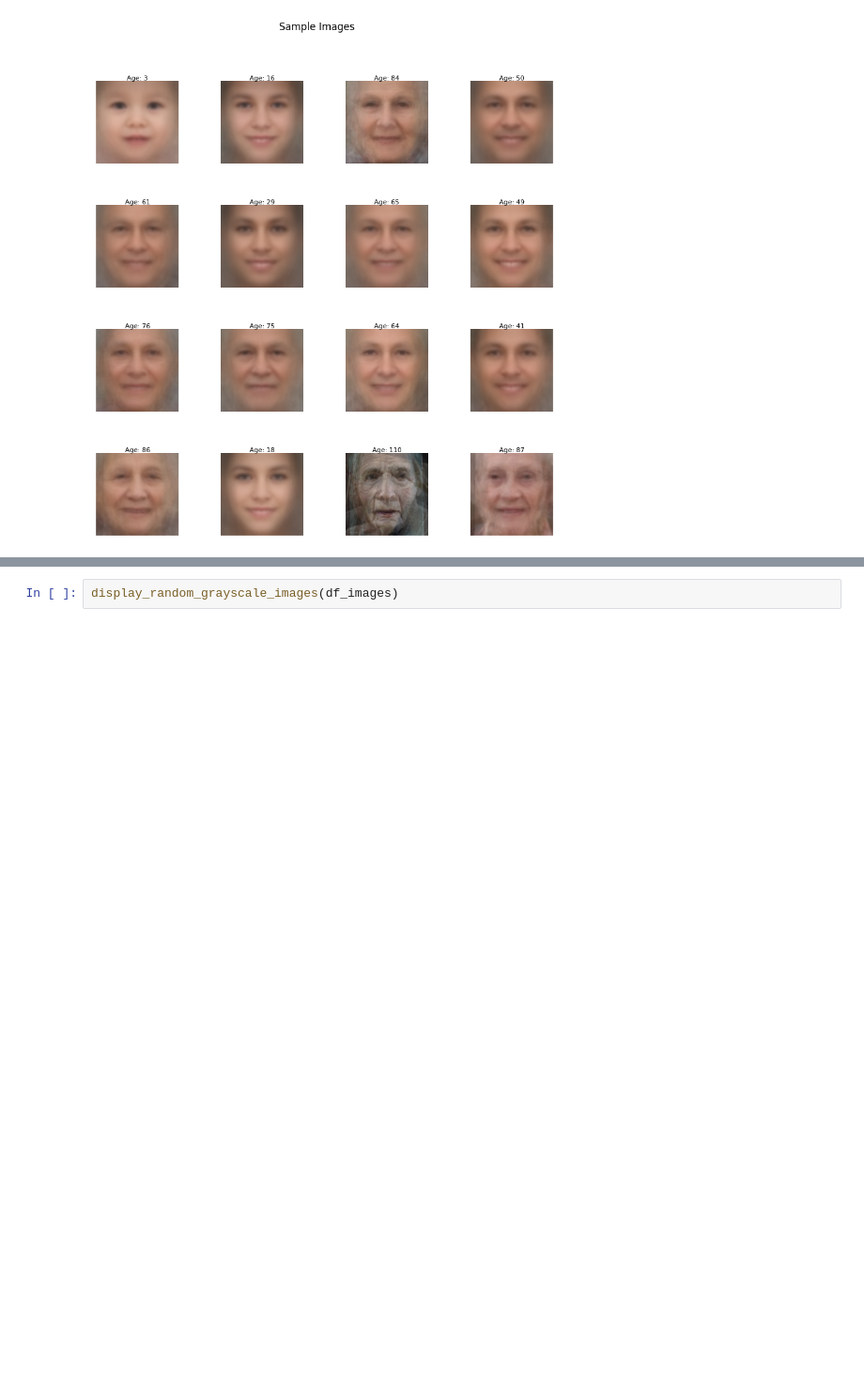
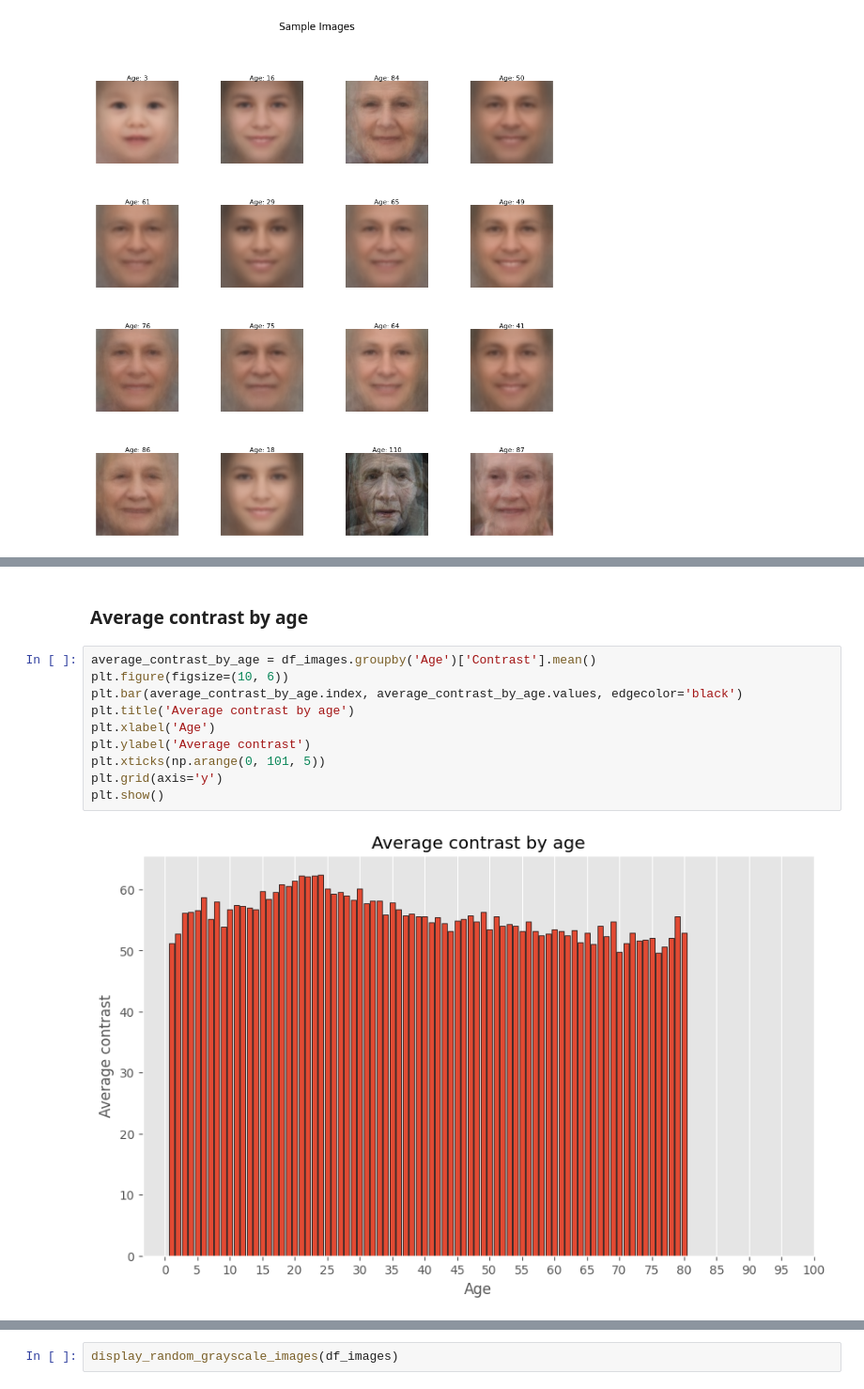
Before and after one commit to Manomenu/mini-age-recognition, a Jupyter notebook: EDA/eda.ipynb, the cells around one changed output, grey strips where cells are left out. Shown at 94% size. Cells and saved outputs as stored; diff of their text form; blank space fills up the shorter version.

```diff
--- a/EDA/eda.ipynb
+++ b/EDA/eda.ipynb
@@ -108 +281,15 @@ display_random_images(df_mean_faces)
+# %% [markdown]
+### Average contrast by age
+# %%
+average_contrast_by_age = df_images.groupby('Age')['Contrast'].mean()
+plt.figure(figsize=(10, 6))
+plt.bar(average_contrast_by_age.index, average_contrast_by_age.values, edgecolor='black')
+plt.title('Average contrast by age')
+plt.xlabel('Age')
+plt.ylabel('Average contrast')
+plt.xticks(np.arange(0, 101, 5))
+plt.grid(axis='y')
+plt.show()
+# %% [output]
+[figure, added]
 # %% [markdown]
```
Also changed, not shown: parts of 39 cells of this notebook, 2 other files.
